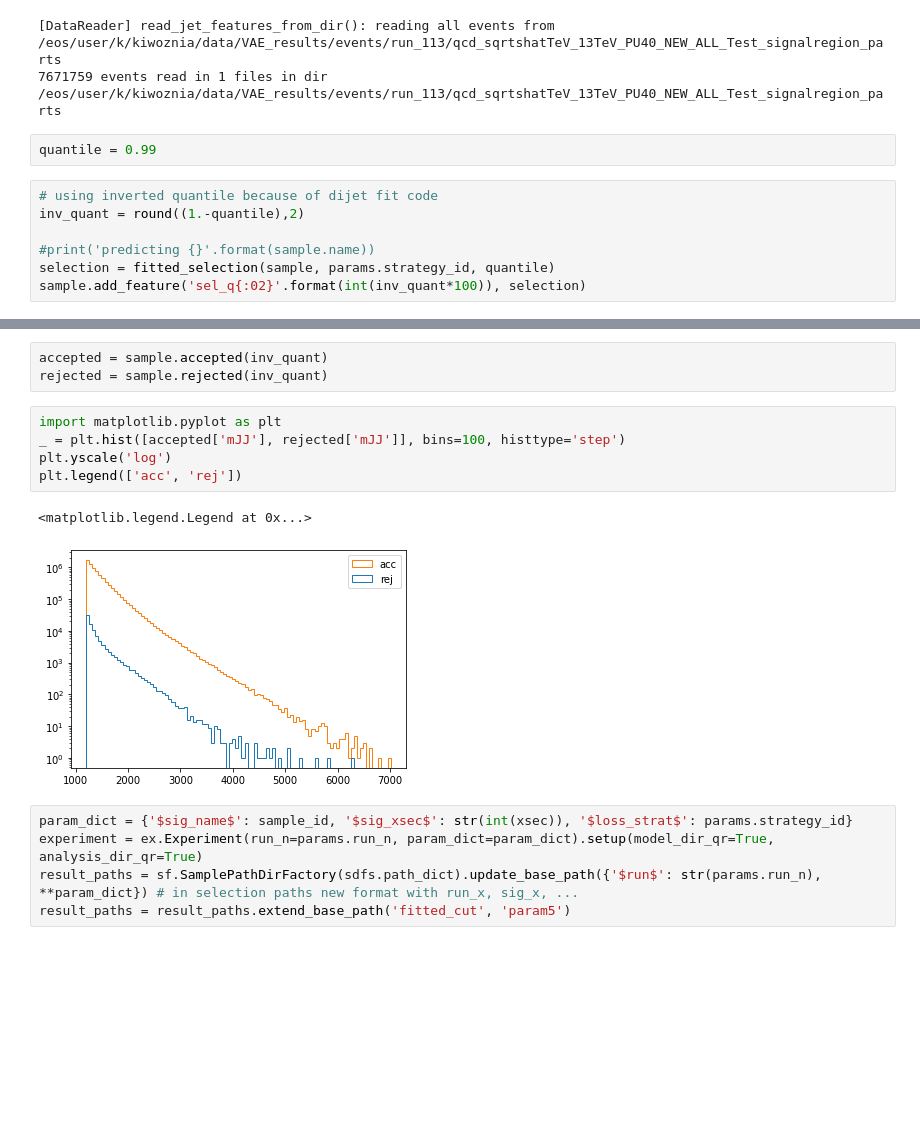
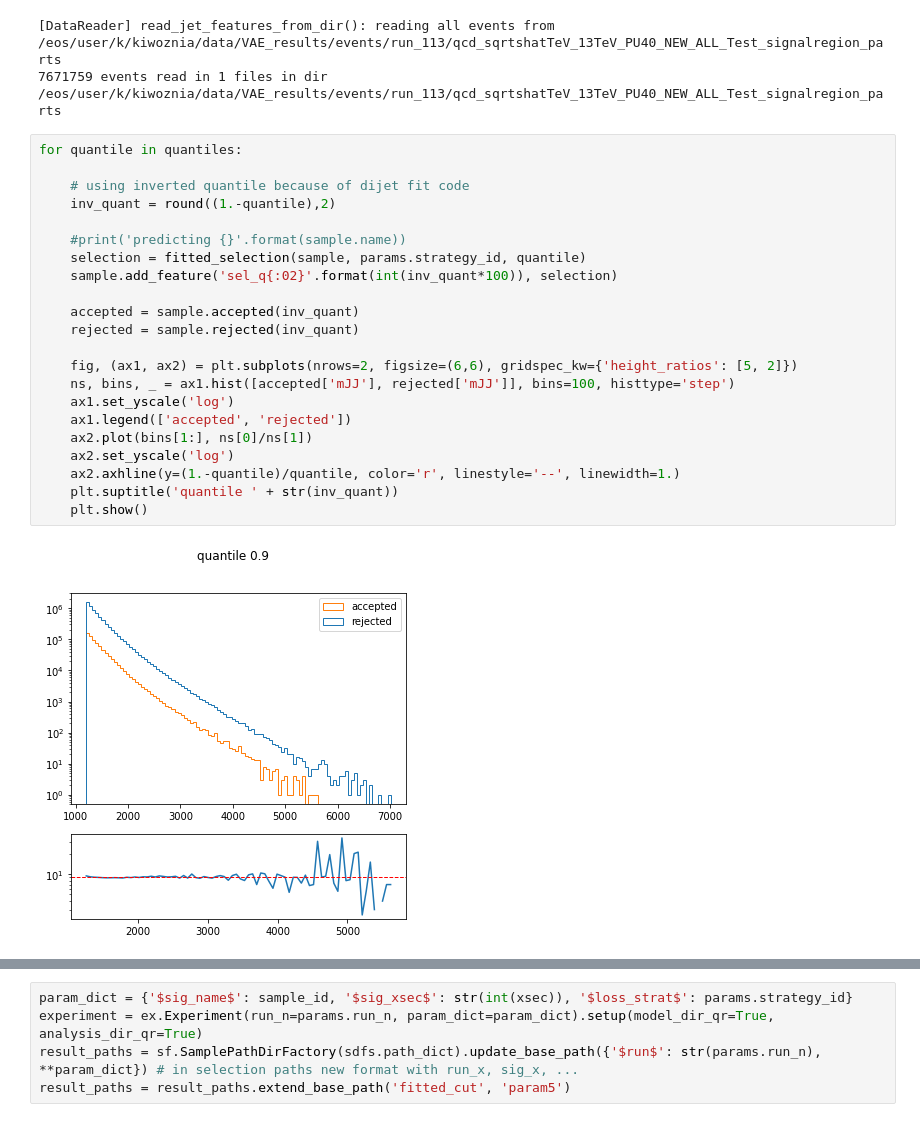
Before and after one commit to kingusiu/dadrah, a Jupyter notebook: fitted_qr_selection.ipynb, the cells around one changed output, grey strips where cells are left out. Cells and saved outputs as stored; diff of their text form; blank space fills up the shorter version.

Commit message:
adding hist ratio plots to fitted qr cut notebook

```diff
--- a/fitted_qr_selection.ipynb
+++ b/fitted_qr_selection.ipynb
@@ -70,12 +70,27 @@ sample = js.JetSample.from_input_dir(sample_id, paths.sample_dir_path(sample_id)
 # %% [output]
 [DataReader] read_jet_features_from_dir(): reading all events from /eos/user/k/kiwoznia/data/VAE_results/events/run_113/qcd_sqrtshatTeV_13TeV_PU40_NEW_ALL_Test_signalregion_parts
 7671759 events read in 1 files in dir /eos/user/k/kiwoznia/data/VAE_results/events/run_113/qcd_sqrtshatTeV_13TeV_PU40_NEW_ALL_Test_signalregion_parts
-# %%
-quantile = 0.99
 # %%
-# using inverted quantile because of dijet fit code
-inv_quant = round((1.-quantile),2)
+for quantile in quantiles:
 
-#print('predicting {}'.format(sample.name))
-selection = fitted_selection(sample, params.strategy_id, quantile)
-sample.add_feature('sel_q{:02}'.format(int(inv_quant*100)), selection)
+    # using inverted quantile because of dijet fit code
+    inv_quant = round((1.-quantile),2)
+
+    #print('predicting {}'.format(sample.name))
+    selection = fitted_selection(sample, params.strategy_id, quantile)
+    sample.add_feature('sel_q{:02}'.format(int(inv_quant*100)), selection)
+
+    accepted = sample.accepted(inv_quant)
+    rejected = sample.rejected(inv_quant)
+
+    fig, (ax1, ax2) = plt.subplots(nrows=2, figsize=(6,6), gridspec_kw={'height_ratios': [5, 2]})
+    ns, bins, _ = ax1.hist([accepted['mJJ'], rejected['mJJ']], bins=100, histtype='step')
+    ax1.set_yscale('log')
+    ax1.legend(['accepted', 'rejected'])
+    ax2.plot(bins[1:], ns[0]/ns[1])
+    ax2.set_yscale('log')
+    ax2.axhline(y=(1.-quantile)/quantile, color='r', linestyle='--', linewidth=1.)
+    plt.suptitle('quantile ' + str(inv_quant))
+    plt.show()
+# %% [output]
+[figure, added]
@@ -82,14 +99,3 @@ sample.add_feature('sel_q{:02}'.format(int(inv_quant*100)), selection)
-# %%
-accepted = sample.accepted(inv_quant)
-rejected = sample.rejected(inv_quant)
-# %%
-import matplotlib.pyplot as plt
-_ = plt.hist([accepted['mJJ'], rejected['mJJ']], bins=100, histtype='step')
-plt.yscale('log')
-plt.legend(['acc', 'rej'])
-# %% [output]
-<matplotlib.legend.Legend at 0x...>
-[figure, removed]
 # %%
 param_dict = {'$sig_name$': sample_id, '$sig_xsec$': str(int(xsec)), '$loss_strat$': params.strategy_id}
 experiment = ex.Experiment(run_n=params.run_n, param_dict=param_dict).setup(model_dir_qr=True, analysis_dir_qr=True)
```
Also changed, not shown: parts of 1 cell of this notebook, 3 other files.
